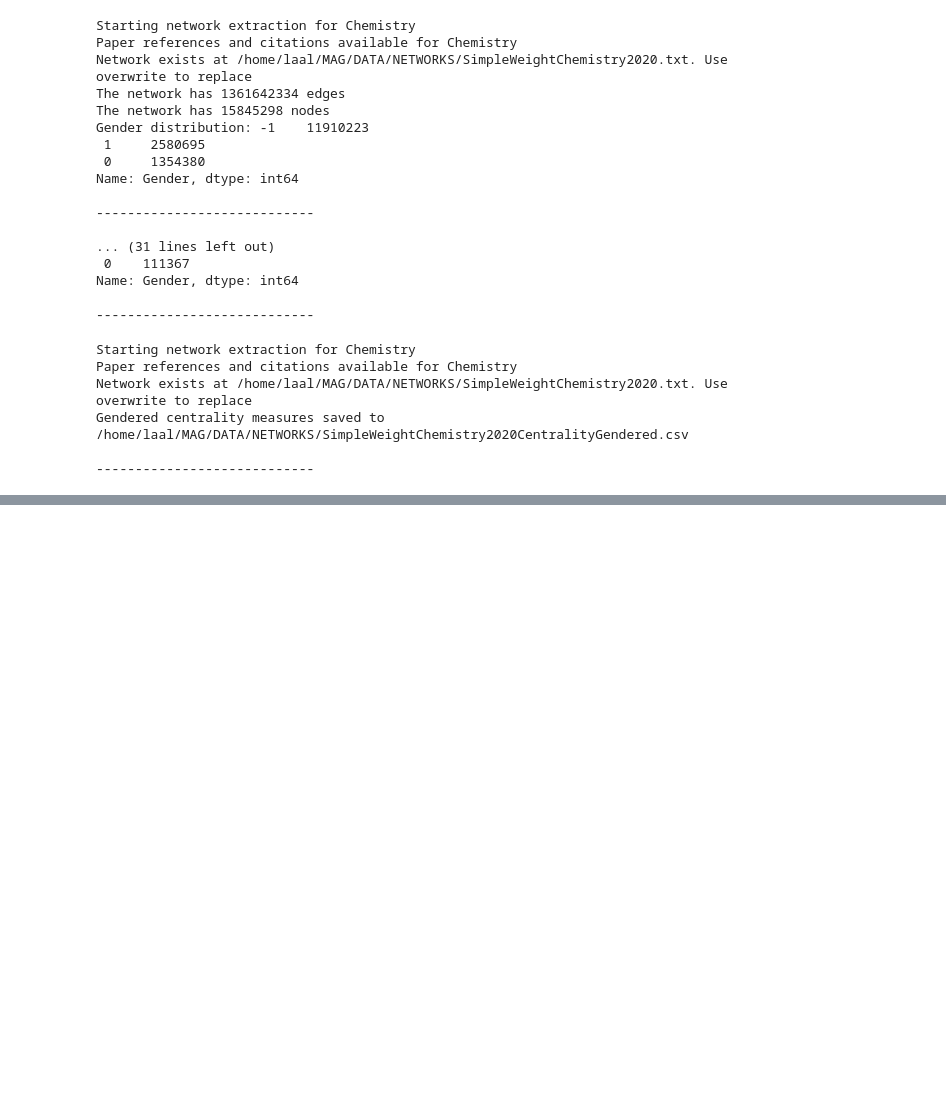
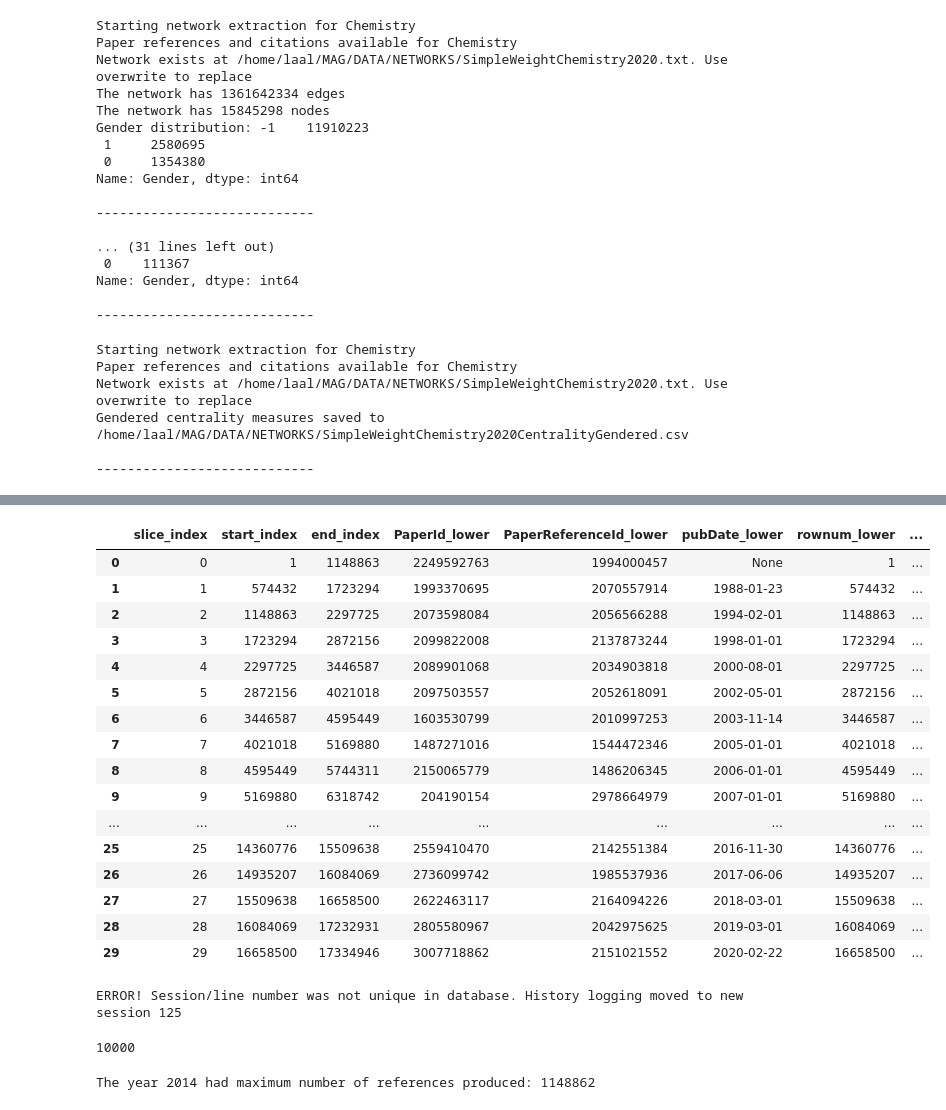
Before and after one commit to buschbirk/CentralityFairness, a Jupyter notebook: Network pipeline.ipynb, the cells around one changed output, grey strips where cells are left out. Saved outputs shown, nothing was run; the diff lists cells and outputs as text; code cells hidden in the pictures; blank space fills up the shorter version.

Commit message:
Ran 2020 dataset extraction and evaluation

```diff
--- a/Network pipeline.ipynb
+++ b/Network pipeline.ipynb
@@ -11,6 +18,6 @@ os.environ["SPARK_LOCAL_DIRS"] = "/home/laal/MAG/TMP"
 os.environ["JAVA_HOME"] = "/usr/lib/jvm/java-1.8.0-openjdk-1.8.0.242.b08-0.el7_7.x86_64"
 os.environ['SPARK_HOME'] = "/home/laal/MAG/spark-3.0.2-bin-hadoop2.7"
 # %%
-mag, spark = MAGspark.get_mag_with_cluster_connection(jobid=40252, memory_per_executor=14000,
+mag, spark = MAGspark.get_mag_with_cluster_connection(jobid=40572, memory_per_executor=14000,
                                                       data_folderpath="/home/laal/MAG/DATA/")
 # %% [output]
@@ -102,3 +109,30 @@ Network exists at /home/laal/MAG/DATA/NETWORKS/SimpleWeightChemistry2020.txt. Us
 Gendered centrality measures saved to /home/laal/MAG/DATA/NETWORKS/SimpleWeightChemistry2020CentralityGendered.csv
 
 ----------------------------
+# %%
+id_names = [(15744967, 'Psychology'), (33923547, 'Mathematics'), (162324750, 'Economics'), (185592680, 'Chemistry')]
+
+for fos_id, name in id_names:
+    print("Starting network extraction for {}".format(name))
+
+    network = CitationNetwork(mag, fos_id=fos_id, fos_name=name, root_data_folder="/home/laal/MAG/DATA")
+    network.check_references_and_citations()
+    network.save_author_network("SimpleWeight{}2020".format(name), mindate='1800-01-01', maxdate='2020-12-31')
+    network.load_author_author_network("SimpleWeight{}2020".format(name))
+
+    # graph, node_mapping, eweight = network.build_graph()
+    # network.compute_centralities(graph, node_mapping, eweight, "", pr_damping=0.85)
+    # network.append_gender_and_macrank()
+
+    path = network.root_folder + "/NETWORKS/{}".format("SimpleWeight{}2020Centrality".format(name) + 'Gendered.csv')
+
+    centrality = 'PageRank'
+
+    metrics = ['rND', 'rKL', 'rRD', 'equal_ex']
+    print('Evaluating', path, 'with sample size', sample, 'and centrality', centrality)
+
+    evaluator = Evaluator(path, centrality, sample)
+    evaluator.run_evaluations(metrics)
+
+    # network.nodelist_and_edge_count()
+    print("\n----------------------------\n")
@@ -104,0 +383,3 @@ Gendered centrality measures saved to /home/laal/MAG/DATA/NETWORKS/SimpleWeightC
+# %%
+border_references = network.mag.query_sql(query)
+border_references_df = border_references.toPandas()
@@ -104,0 +395,36 @@ Gendered centrality measures saved to /home/laal/MAG/DATA/NETWORKS/SimpleWeightC
+# %%
+slice_df = pd.merge(slices_df, border_references_df, how='left', left_on="start_index", right_on="rownum")
+slice_df = pd.merge(slice_df, border_references_df, how='left', left_on="end_index", right_on="rownum",
+                    suffixes=('_lower', '_upper'))
+slice_df
+# %% [output]
+|  | slice_index | start_index | end_index | PaperId_lower | PaperReferenceId_lower | pubDate_lower | rownum_lower | ... |
+| 0 | 0 | 1 | 1148863 | 2249592763 | 1994000457 | None | 1 | ... |
+| 1 | 1 | 574432 | 1723294 | 1993370695 | 2070557914 | 1988-01-23 | 574432 | ... |
+| 2 | 2 | 1148863 | 2297725 | 2073598084 | 2056566288 | 1994-02-01 | 1148863 | ... |
+| 3 | 3 | 1723294 | 2872156 | 2099822008 | 2137873244 | 1998-01-01 | 1723294 | ... |
+| 4 | 4 | 2297725 | 3446587 | 2089901068 | 2034903818 | 2000-08-01 | 2297725 | ... |
+| 5 | 5 | 2872156 | 4021018 | 2097503557 | 2052618091 | 2002-05-01 | 2872156 | ... |
+| 6 | 6 | 3446587 | 4595449 | 1603530799 | 2010997253 | 2003-11-14 | 3446587 | ... |
+| 7 | 7 | 4021018 | 5169880 | 1487271016 | 1544472346 | 2005-01-01 | 4021018 | ... |
+| 8 | 8 | 4595449 | 5744311 | 2150065779 | 1486206345 | 2006-01-01 | 4595449 | ... |
+| 9 | 9 | 5169880 | 6318742 | 204190154 | 2978664979 | 2007-01-01 | 5169880 | ... |
+| ... | ... | ... | ... | ... | ... | ... | ... | ... |
+| 25 | 25 | 14360776 | 15509638 | 2559410470 | 2142551384 | 2016-11-30 | 14360776 | ... |
+| 26 | 26 | 14935207 | 16084069 | 2736099742 | 1985537936 | 2017-06-06 | 14935207 | ... |
+| 27 | 27 | 15509638 | 16658500 | 2622463117 | 2164094226 | 2018-03-01 | 15509638 | ... |
+| 28 | 28 | 16084069 | 17232931 | 2805580967 | 2042975625 | 2019-03-01 | 16084069 | ... |
+| 29 | 29 | 16658500 | 17334946 | 3007718862 | 2151021552 | 2020-02-22 | 16658500 | ... |
+# %%
+spark.stop()
+# %% [output]
+ERROR! Session/line number was not unique in database. History logging moved to new session 125
+# %%
+prefs_with_rownum.count()
+# %% [output]
+10000
+# %%
+print("The year {} had maximum number of references produced: {}"
+     .format(int(max_year.iloc[0]['year(pubDate)']), int(max_year.iloc[0].numReferences)))
+# %% [output]
+The year 2014 had maximum number of references produced: 1148862
```
Also changed, not shown: parts of 20 cells of this notebook, 14 other files.
